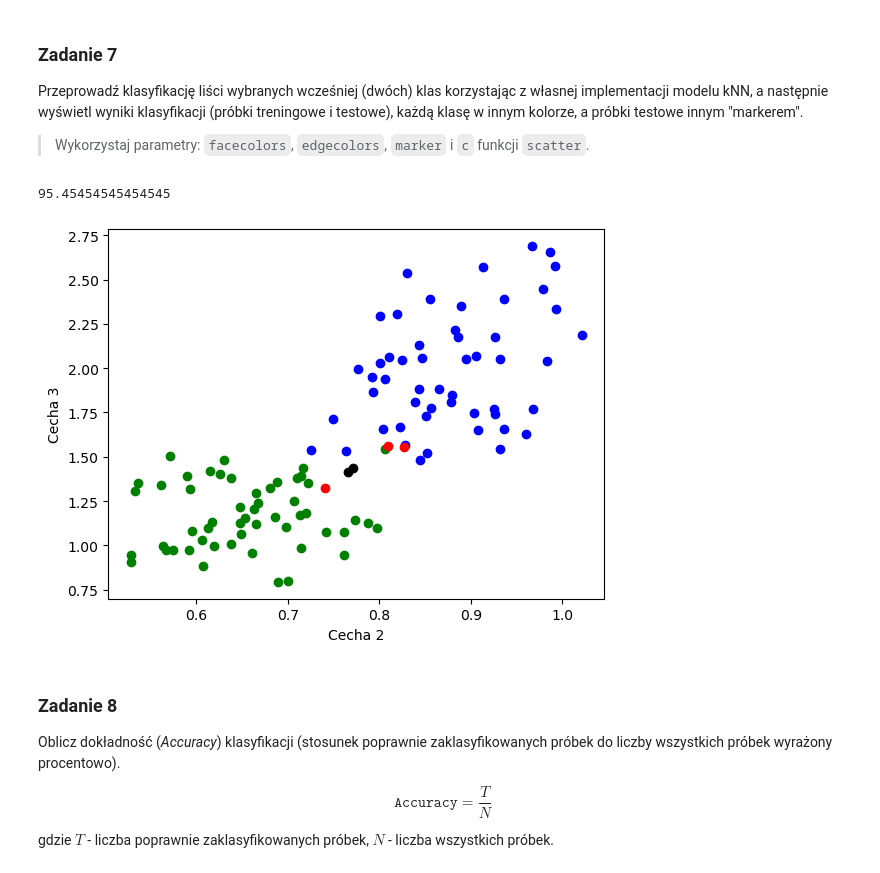
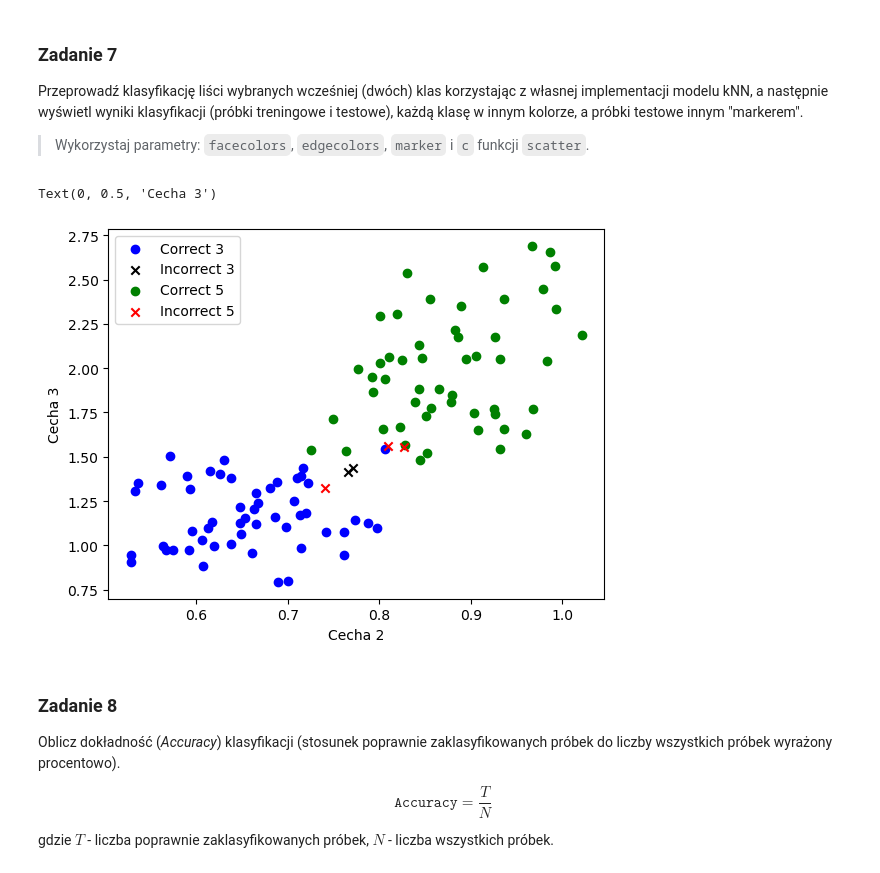
Before and after one commit to HaZhul/Statistics-in-data-analysis, a Jupyter notebook: SwAD2/Lab02.ipynb, the cells around one changed output. Drawn from its saved outputs; the diff is of its cells as text; code cells hidden in the pictures.

```diff
--- a/SwAD2/Lab02.ipynb
+++ b/SwAD2/Lab02.ipynb
@@ -249,42 +249,42 @@ print((T/N)*100)
 Przeprowadź klasyfikację liści wybranych wcześniej (dwóch) klas korzystając z własnej implementacji modelu kNN, a następnie wyświetl wyniki klasyfikacji (próbki treningowe i testowe), każdą klasę w innym kolorze, a próbki testowe innym "markerem".
 
 > Wykorzystaj parametry: `facecolors`, `edgecolors`, `marker` i `c` funkcji `scatter`.
-# %%
-klasa = []
-features = [2, 3] #range(2,16)
-for element in test_new:
-    klasyfikator = [edist(element, cecha, features) for cecha in train_new]
-    klasa.append(train_new[klasyfikator.index(min(klasyfikator))][0])
-
-correct_3 = []
-incorrect_3 = []
-correct_5 = []
-incorrect_5 = []
-
-
-T = 0
-N = len(test_new)
-for i, element in enumerate(test_new):
-    if element[0] == klasa[i]:
-        T += 1
-        if klasa[i] == 3:
-            plt.plot(element[2], element[3], 'o', color='green')
-        elif klasa[i] == 5:
-            plt.plot(element[2], element[3], 'o', color='blue')
-    else:
-        if klasa[i] == 3:
-            plt.plot(element[2], element[3], 'o', color='red')
-        elif klasa[i] == 5:
-            plt.plot(element[2], element[3], 'o', color='black')
-
-
-
-plt.xlabel('Cecha 2')
-plt.ylabel('Cecha 3')
-print((T/N)*100)
-# %% [output]
-95.45454545454545
-[figure, removed]
+# %%
+klasa = []
+features = [2, 3] #range(2,16)
+for element in test_new:
+    klasyfikator = [edist(element, cecha, features) for cecha in train_new]
+    klasa.append(train_new[klasyfikator.index(min(klasyfikator))][0])
+
+
+test_class = test_new[:,0]
+correct_3 = test_new[(test_class == klasa) & (test_class == 3)]
+incorrect_3 = test_new[(test_class != klasa) & (test_class == 3)]
+correct_5 = test_new[(test_class == klasa) & (test_class == 5)]
+incorrect_5 = test_new[(test_class != klasa) & (test_class == 5)]
+
+X1 = correct_3[:, 2]
+Y1 = correct_3[:, 3]
+plt.scatter(X1, Y1, label='Correct 3', c='blue', marker='o', )
+
+X2 = incorrect_3[:, 2]
+Y2 = incorrect_3[:, 3]
+plt.scatter(X2, Y2, label='Incorrect 3', c='black', marker='x', )
+
+X3 = correct_5[:, 2]
+Y3 = correct_5[:, 3]
+plt.scatter(X3, Y3, label='Correct 5', c='green', marker='o', )
+
+X4 = incorrect_5[:, 2]
+Y4 = incorrect_5[:, 3]
+plt.scatter(X4, Y4, label='Incorrect 5', c='red', marker='x', )
+
+plt.legend()
+plt.xlabel('Cecha 2')
+plt.ylabel('Cecha 3')
+# %% [output]
+Text(0, 0.5, 'Cecha 3')
+[figure, added]
 # %% [markdown]
 ### Zadanie 8
 
```
Also changed, not shown: parts of 2 cells of this notebook.
